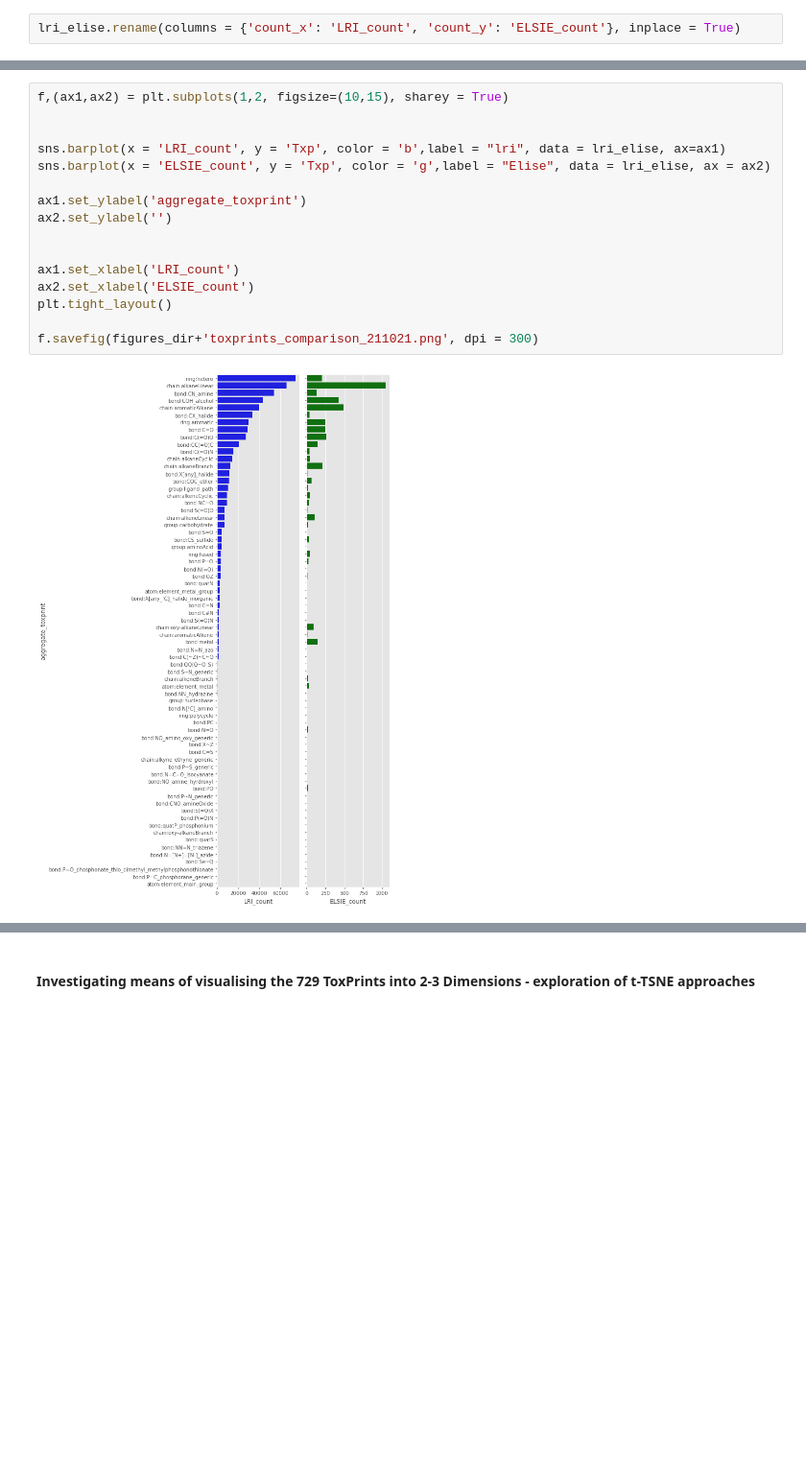
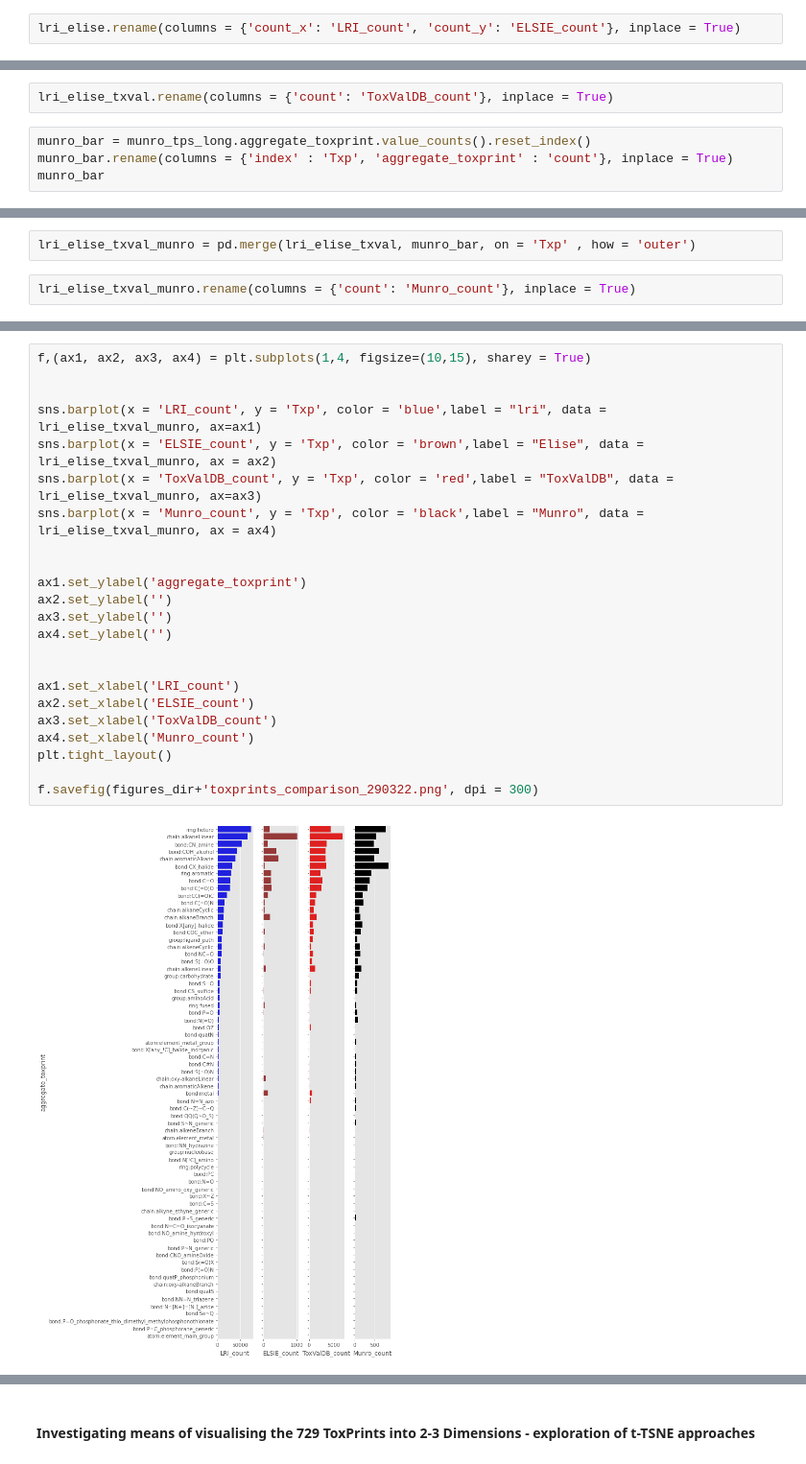
Before and after one commit to g-patlewicz/ttc_exclusions, a Jupyter notebook: notebooks/01_gp_TxPs_landscape_profiling.ipynb, the cells around one changed output, grey strips where cells are left out. Shown: that part at 96% size. Saved outputs shown, nothing was run; the diff lists cells and outputs as text; blank space fills up the shorter version.

```diff
--- a/notebooks/01_gp_TxPs_landscape_profiling.ipynb
+++ b/notebooks/01_gp_TxPs_landscape_profiling.ipynb
@@ -218,0 +224,6 @@ lri_elise.head()
+# %%
+lri_elise_txval.rename(columns = {'count': 'ToxValDB_count'}, inplace = True)
+# %%
+munro_bar = munro_tps_long.aggregate_toxprint.value_counts().reset_index()
+munro_bar.rename(columns = {'index' : 'Txp', 'aggregate_toxprint' : 'count'}, inplace = True)
+munro_bar
@@ -218,0 +244,4 @@ lri_elise.head()
+# %%
+lri_elise_txval_munro = pd.merge(lri_elise_txval, munro_bar, on = 'Txp' , how = 'outer')
+# %%
+lri_elise_txval_munro.rename(columns = {'count': 'Munro_count'}, inplace = True)
@@ -219,18 +290,25 @@ lri_elise.head()
 # %%
-f,(ax1,ax2) = plt.subplots(1,2, figsize=(10,15), sharey = True)
+f,(ax1, ax2, ax3, ax4) = plt.subplots(1,4, figsize=(10,15), sharey = True)
 
 
-sns.barplot(x = 'LRI_count', y = 'Txp', color = 'b',label = "lri", data = lri_elise, ax=ax1)
-sns.barplot(x = 'ELSIE_count', y = 'Txp', color = 'g',label = "Elise", data = lri_elise, ax = ax2)
+sns.barplot(x = 'LRI_count', y = 'Txp', color = 'blue',label = "lri", data = lri_elise_txval_munro, ax=ax1)
+sns.barplot(x = 'ELSIE_count', y = 'Txp', color = 'brown',label = "Elise", data = lri_elise_txval_munro, ax = ax2)
+sns.barplot(x = 'ToxValDB_count', y = 'Txp', color = 'red',label = "ToxValDB", data = lri_elise_txval_munro, ax=ax3)
+sns.barplot(x = 'Munro_count', y = 'Txp', color = 'black',label = "Munro", data = lri_elise_txval_munro, ax = ax4)
+
 
 ax1.set_ylabel('aggregate_toxprint')
 ax2.set_ylabel('')
+ax3.set_ylabel('')
+ax4.set_ylabel('')
 
 
 ax1.set_xlabel('LRI_count')
 ax2.set_xlabel('ELSIE_count')
+ax3.set_xlabel('ToxValDB_count')
+ax4.set_xlabel('Munro_count')
 plt.tight_layout()
 
-f.savefig(figures_dir+'toxprints_comparison_211021.png', dpi = 300)
+f.savefig(figures_dir+'toxprints_comparison_290322.png', dpi = 300)
 # %% [output]
-[figure, old version]
+[figure, new version]
```
Also changed, not shown: parts of 121 cells of this notebook, 3 other files.
